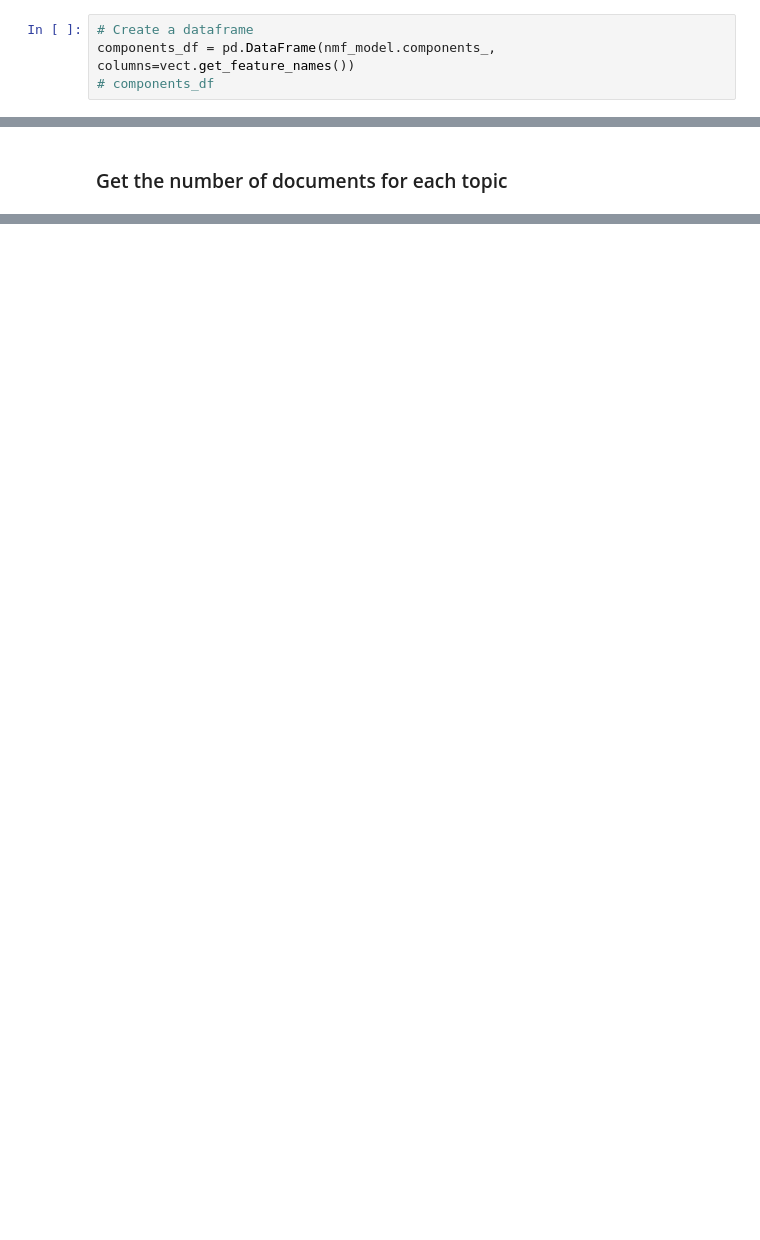
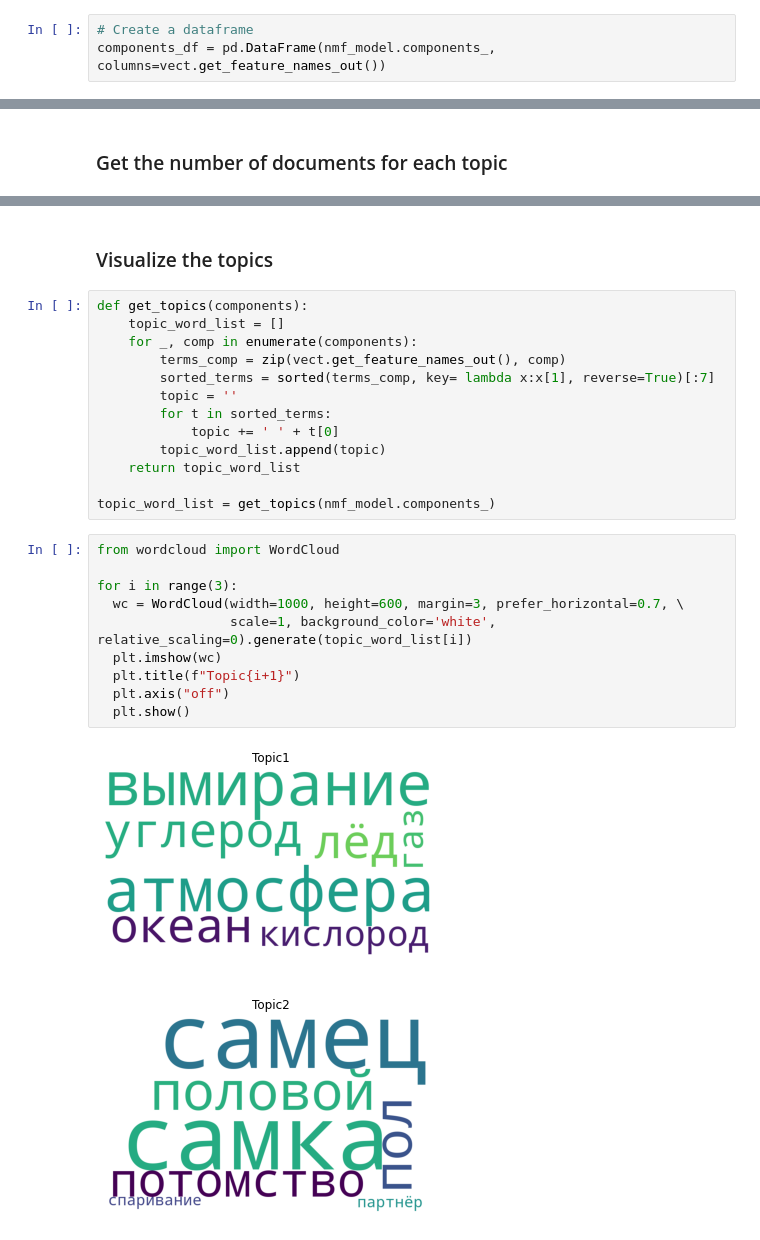
Before and after one commit to sawarani/TopicModeling, a Jupyter notebook: NMF.ipynb, the cells around one changed output, grey strips where cells are left out. Drawn from its saved outputs; the diff is of its cells as text; blank space fills up the shorter version.

```diff
--- a/NMF.ipynb
+++ b/NMF.ipynb
@@ -49,8 +85,7 @@ nmf_model.fit(X)
 nmf_features = nmf_model.transform(X)
 # %%
 # Create a dataframe
-components_df = pd.DataFrame(nmf_model.components_, columns=vect.get_feature_names())
-# components_df
+components_df = pd.DataFrame(nmf_model.components_, columns=vect.get_feature_names_out())
 # %% [markdown]
 ### Get the words of the highest value for each topic
 # %%
@@ -112 +147,29 @@ pd.DataFrame(nmf_features).idxmax(axis=1).value_counts()
 dtype: int64
+# %% [markdown]
+### Visualize the topics
+# %%
+def get_topics(components):
+    topic_word_list = []
+    for _, comp in enumerate(components):
+        terms_comp = zip(vect.get_feature_names_out(), comp)
+        sorted_terms = sorted(terms_comp, key= lambda x:x[1], reverse=True)[:7]
+        topic = ''
+        for t in sorted_terms:
+            topic += ' ' + t[0]
+        topic_word_list.append(topic)
+    return topic_word_list
+
+topic_word_list = get_topics(nmf_model.components_)
+# %%
+from wordcloud import WordCloud
+
+for i in range(3):
+  wc = WordCloud(width=1000, height=600, margin=3, prefer_horizontal=0.7, \
+                 scale=1, background_color='white', relative_scaling=0).generate(topic_word_list[i])
+  plt.imshow(wc)
+  plt.title(f"Topic{i+1}")
+  plt.axis("off")
+  plt.show()
+# %% [output]
+[figure, added]
+[figure, added]
```
Also changed, not shown: parts of 10 cells of this notebook.
